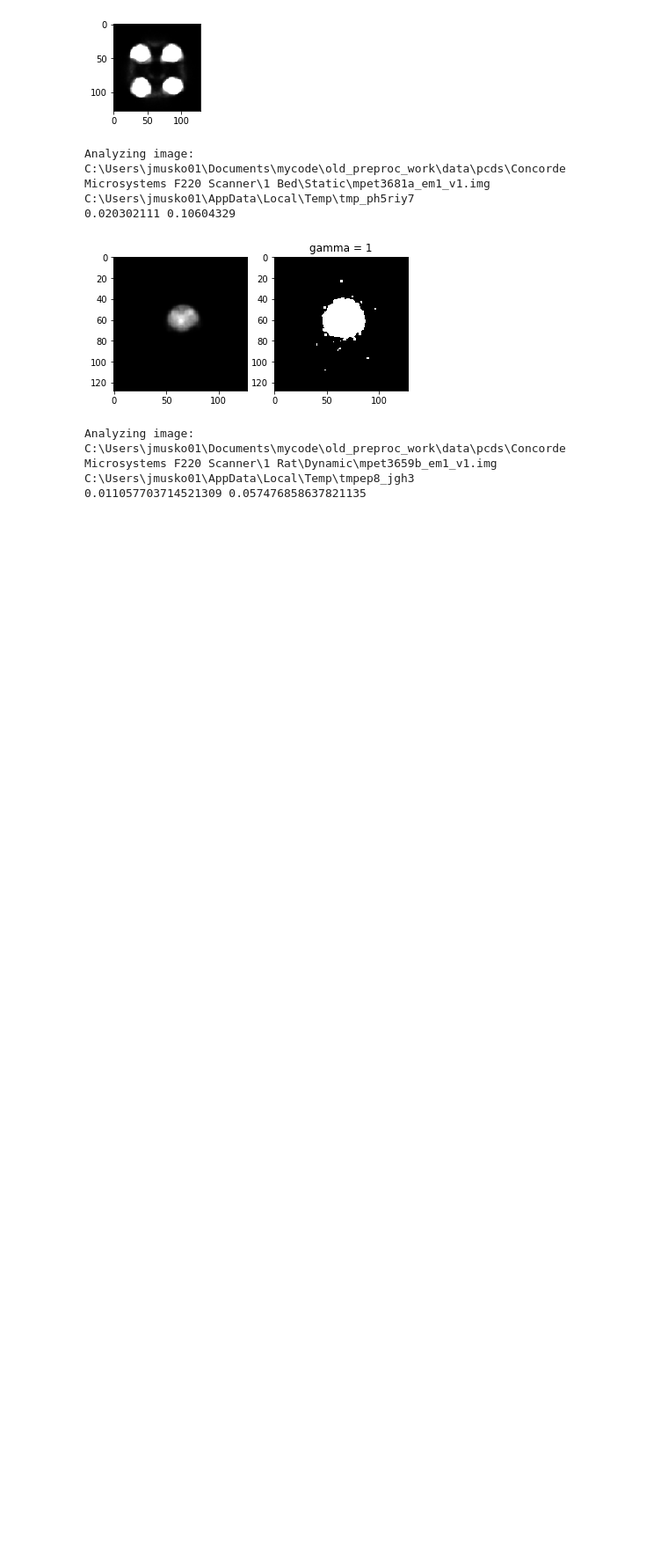
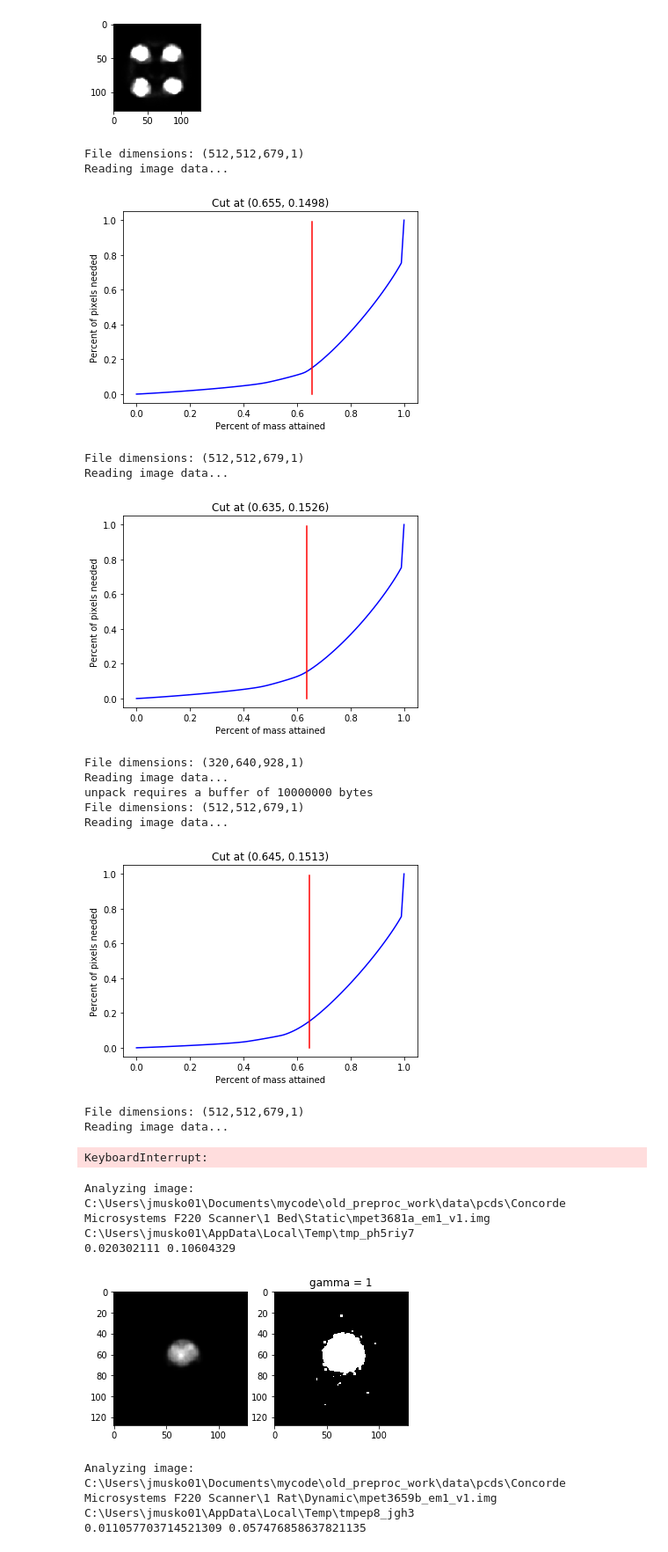
Before and after one commit to jackmuskopf/pet-ct-image-editor, a Jupyter notebook: Untitled.ipynb, the cells around one changed output. Shown at 88% size. Drawn from its saved outputs; the diff is of its cells as text; code cells hidden in the pictures; blank space fills up the shorter version.

Commit message:
new method for determining percentage threshold for image

```diff
--- a/Untitled.ipynb
+++ b/Untitled.ipynb
@@ -50,3 +181,60 @@ np.percentile()
+# %%
+for img in ct_imgs:
+    loaded = True
+    try:
+        tmat = get_mat(img)
+    except KeyboardInterrupt:
+        raise KeyboardInterrupt('Interrupted')
+    except Exception as e:
+        print(e)
+        loaded=False
+
+
+    if loaded:
+        dsres = tmat.copy()
+
+        ds = 1
+        while dsres.size > 17000:
+            ds = ds*2
+            dsres = dsres[::2,::2]
+
+        percents = np.arange(1,100)*.01
+        results = [(0,0)]+get_mass(dsres,percents)+[(1.0,1.0)]  # add 0,0 and 1,1 since we know these pts exist
+        txvals,tyvals = zip(*results)
+        del dsres
+        del tmat
+        img.img_data = None
+        gc.collect()
+
+
+        slope = 1#*(tyvals[-1]-tyvals[0])/(txvals[-1]-txvals[0])
+        ix = find_cutoff(txvals,tyvals)
+        ycut = (tyvals[ix]+tyvals[ix+1])/2
+        xcut = (txvals[ix]+txvals[ix+1])/2
+        xcut,ycut = [round(it,4) for it in (xcut,ycut)]
+        plt.plot(txvals,tyvals,'b')
+        _vals = np.arange(min(tyvals),max(tyvals),.01)
+        plt.plot([xcut for x in _vals],_vals,'r')
+        plt.title('Cut at {}'.format((xcut,round(ycut,4))))
+        plt.ylabel('Percent of pixels needed')
+        plt.xlabel('Percent of mass attained')
+        plt.show()
+# %% [output]
+File dimensions: (512,512,679,1)
+Reading image data...
+[figure, added]
+File dimensions: (512,512,679,1)
+Reading image data...
+[figure, added]
+File dimensions: (320,640,928,1)
+Reading image data...
+unpack requires a buffer of 10000000 bytes
+File dimensions: (512,512,679,1)
+Reading image data...
+[figure, added]
+File dimensions: (512,512,679,1)
+Reading image data...
+KeyboardInterrupt:
 # %%
 ### ALGO PARAMS
 
```
Also changed, not shown: parts of 8 cells of this notebook.
